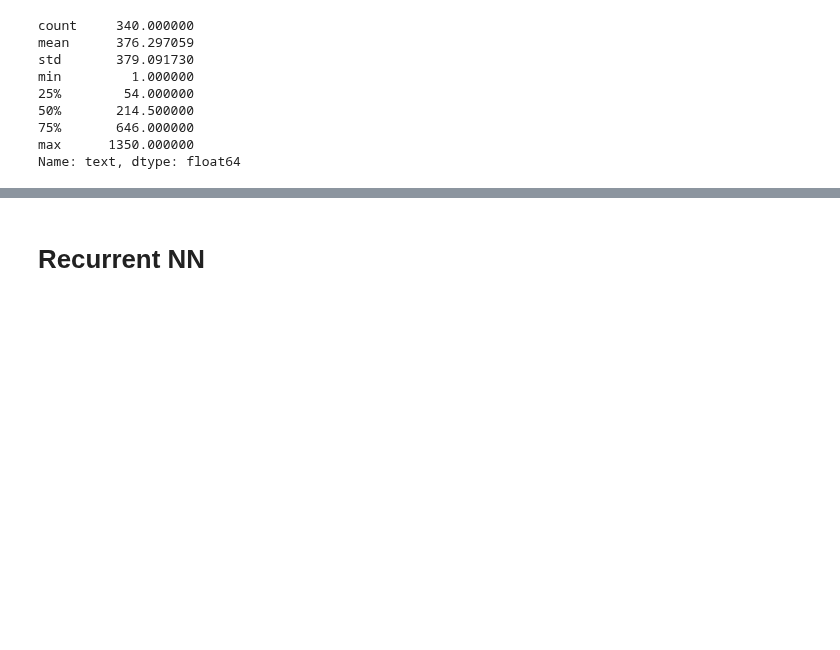
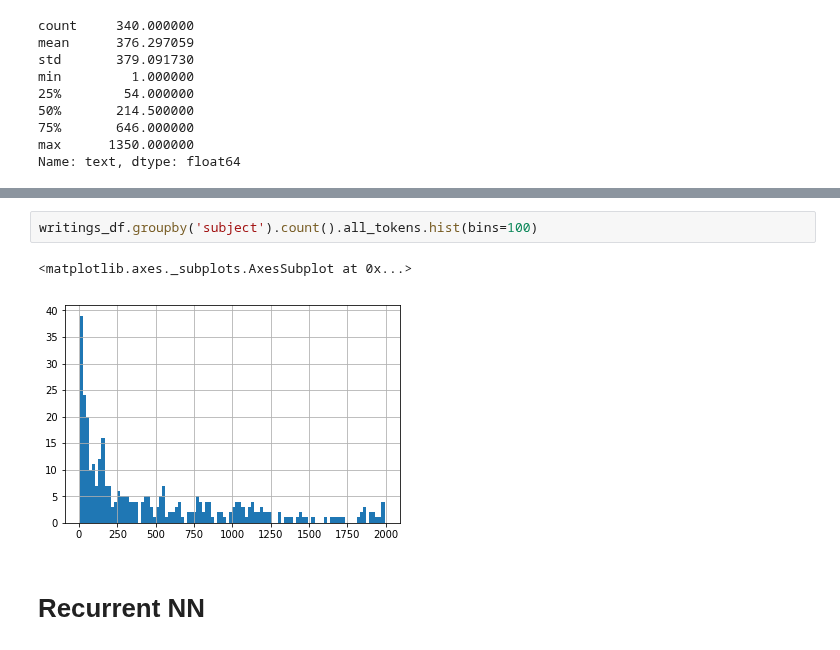
Before and after one commit to ananana/mental-disorders, a Jupyter notebook: eRisk.ipynb, the cells around one changed output, grey strips where cells are left out. Drawn from its saved outputs; the diff is of its cells as text; blank space fills up the shorter version.

```diff
--- a/eRisk.ipynb
+++ b/eRisk.ipynb
@@ -260,3 +285,8 @@ Name: text, dtype: float64
+# %%
+writings_df.groupby('subject').count().all_tokens.hist(bins=100)
+# %% [output]
+<matplotlib.axes._subplots.AxesSubplot at 0x...>
+[figure, added]
 # %% [markdown]
 # Recurrent NN
 # %% [markdown]
```
Also changed, not shown: parts of 45 cells of this notebook.
